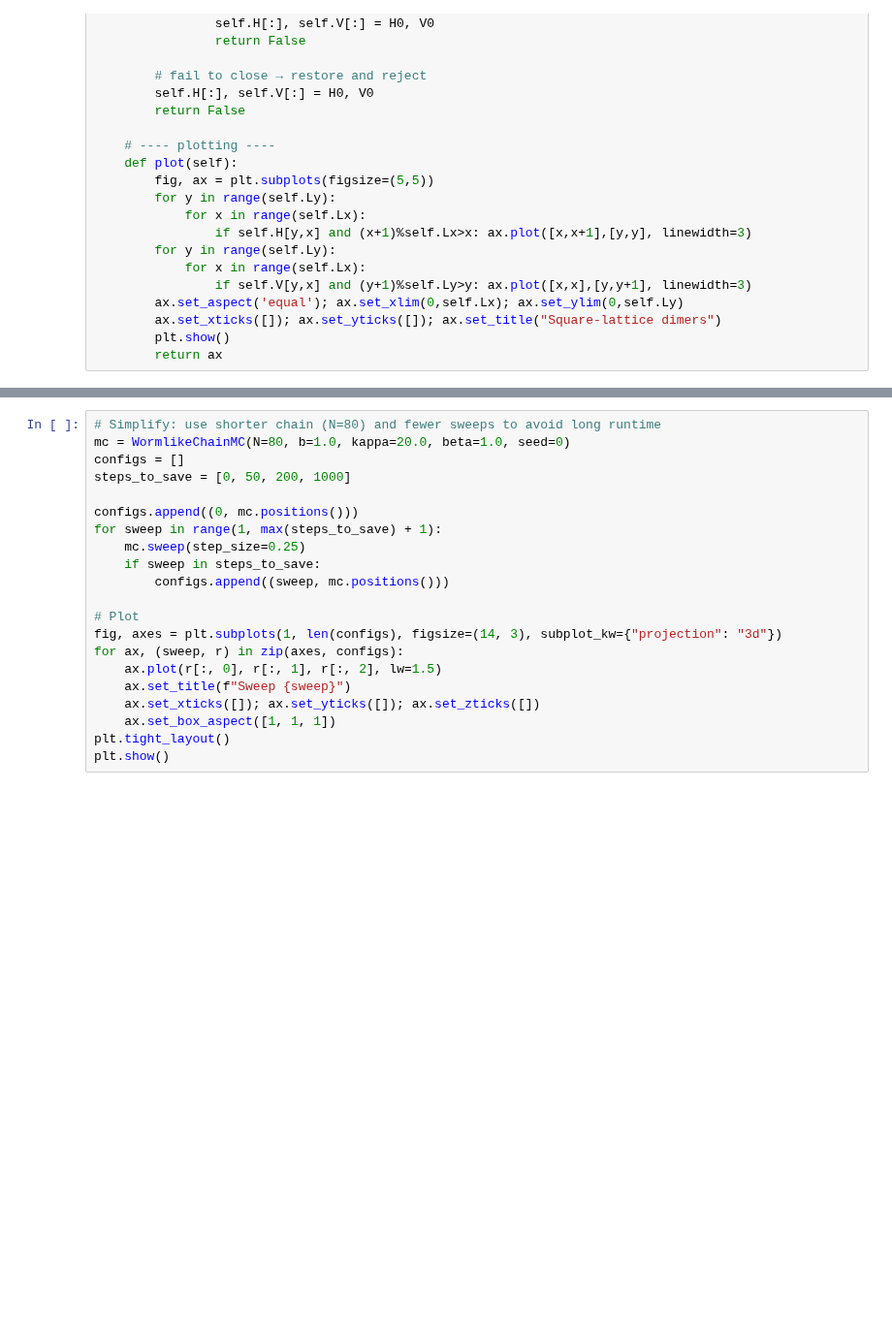
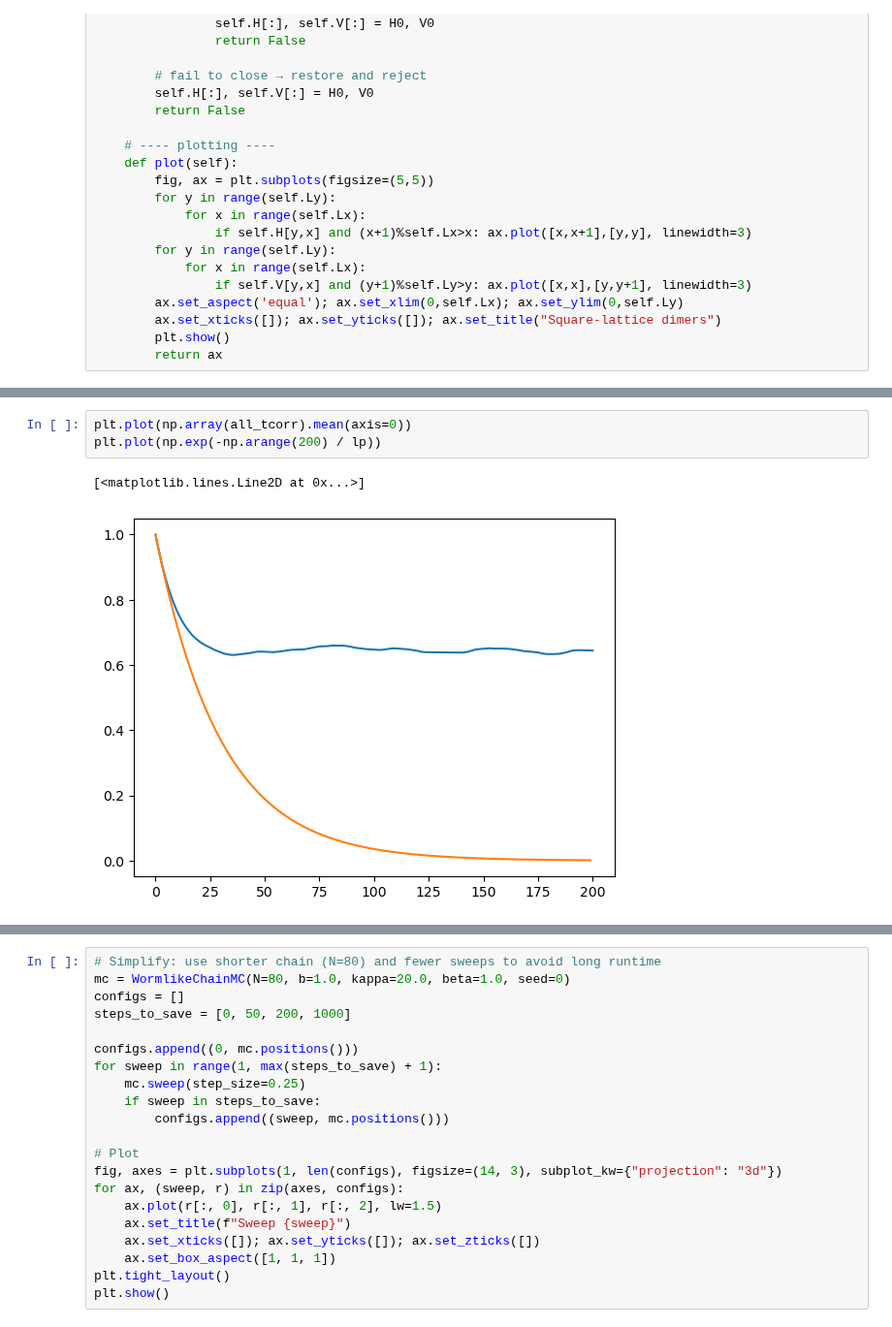
Before and after one commit to williamgilpin/cphy, a Jupyter notebook: hw/random_dimer.ipynb, the cells around one changed output, grey strips where cells are left out. Shown at 97% size. Cells and saved outputs as stored; diff of their text form; blank space fills up the shorter version.

```diff
--- a/hw/random_dimer.ipynb
+++ b/hw/random_dimer.ipynb
@@ -429,0 +538,6 @@ Kratky–Porod prediction ~ 22200.00
+# %%
+plt.plot(np.array(all_tcorr).mean(axis=0))
+plt.plot(np.exp(-np.arange(200) / lp))
+# %% [output]
+[<matplotlib.lines.Line2D at 0x...>]
+[figure, added]
```
Also changed, not shown: parts of 9 cells of this notebook, 18 other files.
